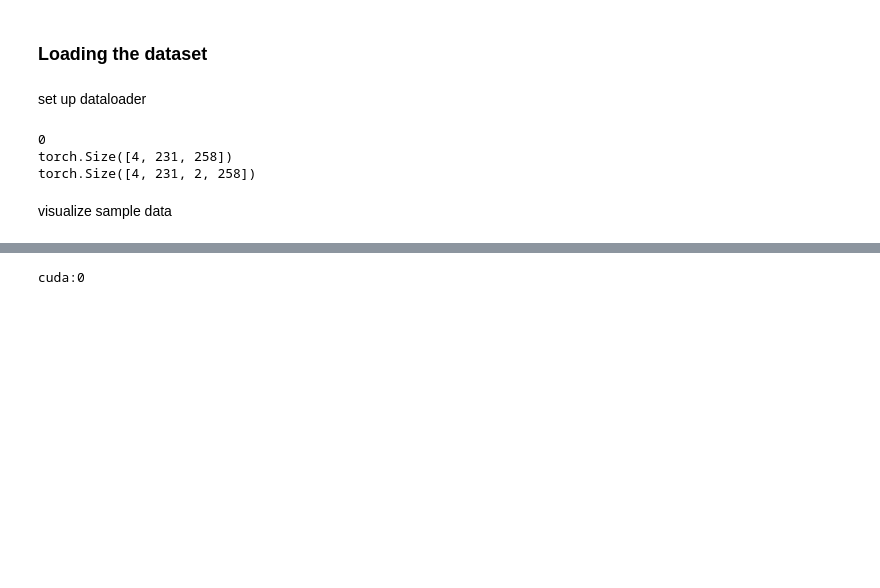
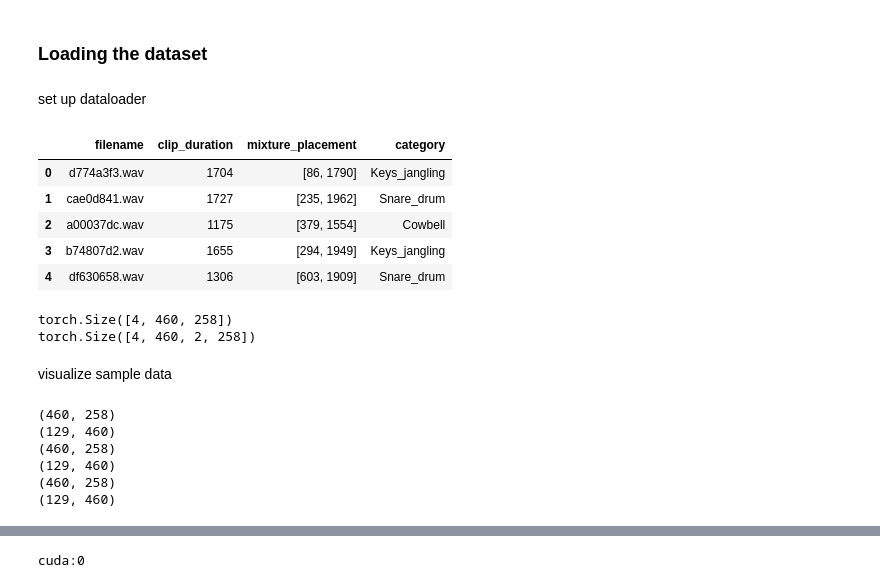
Before and after one commit to tianjunm/monaural-source-separation, a Jupyter notebook: scratch(LSTM).ipynb, the cells around one changed output, grey strips where cells are left out. Cells and saved outputs as stored; diff of their text form; code cells hidden in the pictures; blank space fills up the shorter version.

```diff
--- a/scratch(LSTM).ipynb
+++ b/scratch(LSTM).ipynb
@@ -28,8 +35,18 @@ d = ds.SignalDataset(root_dir=path, transform=ds.Concat(size=(129, 231)))
+# %%
+test = pd.read_csv(path)
+# %%
+test.head()
+# %% [output]
+|  | filename | clip_duration | mixture_placement | category |
+| 0 | d774a3f3.wav | 1704 | [86, 1790] | Keys_jangling |
+| 1 | cae0d841.wav | 1727 | [235, 1962] | Snare_drum |
+| 2 | a00037dc.wav | 1175 | [379, 1554] | Cowbell |
+| 3 | b74807d2.wav | 1655 | [294, 1949] | Keys_jangling |
+| 4 | df630658.wav | 1306 | [603, 1909] | Snare_drum |
 # %%
 dataloader = torch.utils.data.DataLoader(d, batch_size=4, shuffle=False)
 # %%
 for i, info in enumerate(dataloader):
-    print(i)
     aggregate = info['aggregate']
 #     ground_truths_in = info['ground_truths_in']
 #     ground_truths_gt = info['ground_truths_gt']
@@ -37,15 +54,12 @@ for i, info in enumerate(dataloader):
 
     break
 
-_, seq_len, input_dim = aggregate.shape
 print(aggregate.shape)
+# print(len(ground_truths))
 print(ground_truths.shape)
-# print(ground_truths_in.shape)
-# print(ground_truths_gt.shape)
 # %% [output]
-0
-torch.Size([4, 231, 258])
-torch.Size([4, 231, 2, 258])
+torch.Size([4, 460, 258])
+torch.Size([4, 460, 2, 258])
 # %%
 def display(spect, sample_rate, y_axis='mel',x_axis='time'):
     db_data = librosa.power_to_db(np.abs(spect)**2, ref=np.max)
@@ -75,14 +91,21 @@ def get_spects(ground_truths, fs, nperseg, noverlap, xid=0):
 # %% [markdown]
 visualize sample data
 # %%
-xid = 2
+xid = 0
 nsource = 2
-fs = 22050
+fs = 44100
 nperseg = 256
 noverlap = nperseg // 4
 agg_sample = aggregate[xid]
 c_agg, agg_data = get_spect(agg_sample, fs=fs, nperseg=nperseg, noverlap=noverlap)
 cgts, revs = get_spects(ground_truths, fs=fs, nperseg=nperseg, noverlap=noverlap, xid=xid)
+# %% [output]
+(460, 258)
+(129, 460)
+(460, 258)
+(129, 460)
+(460, 258)
+(129, 460)
 # %%
 fig = plt.figure(figsize=(20, 3))
 cs = [c_agg] + cgts
```
Also changed, not shown: parts of 7 cells of this notebook, 5 other files.
